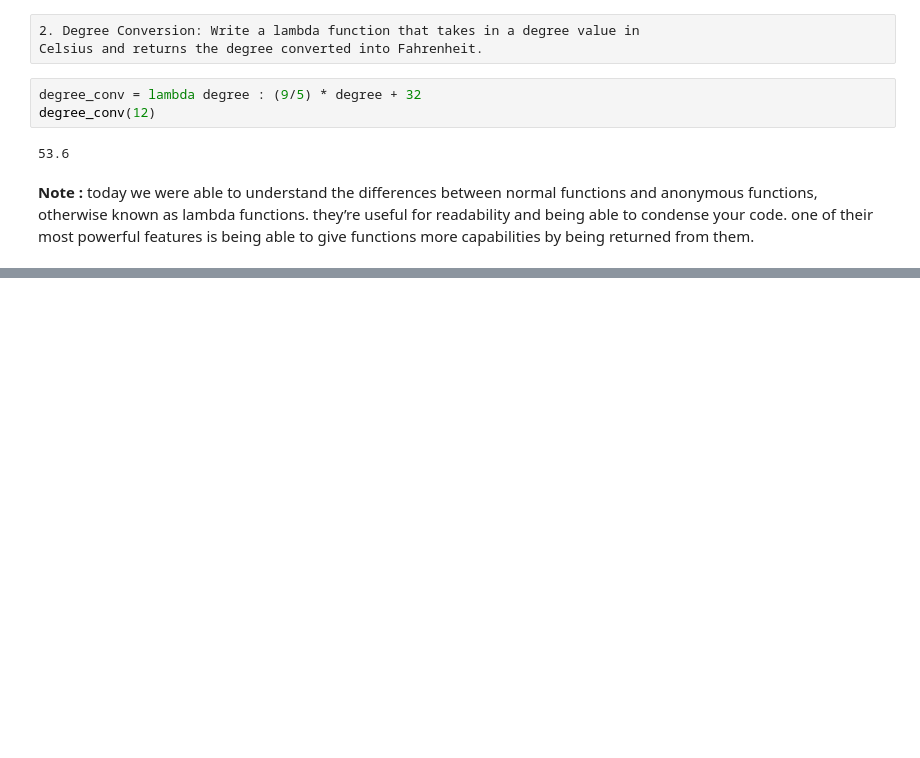
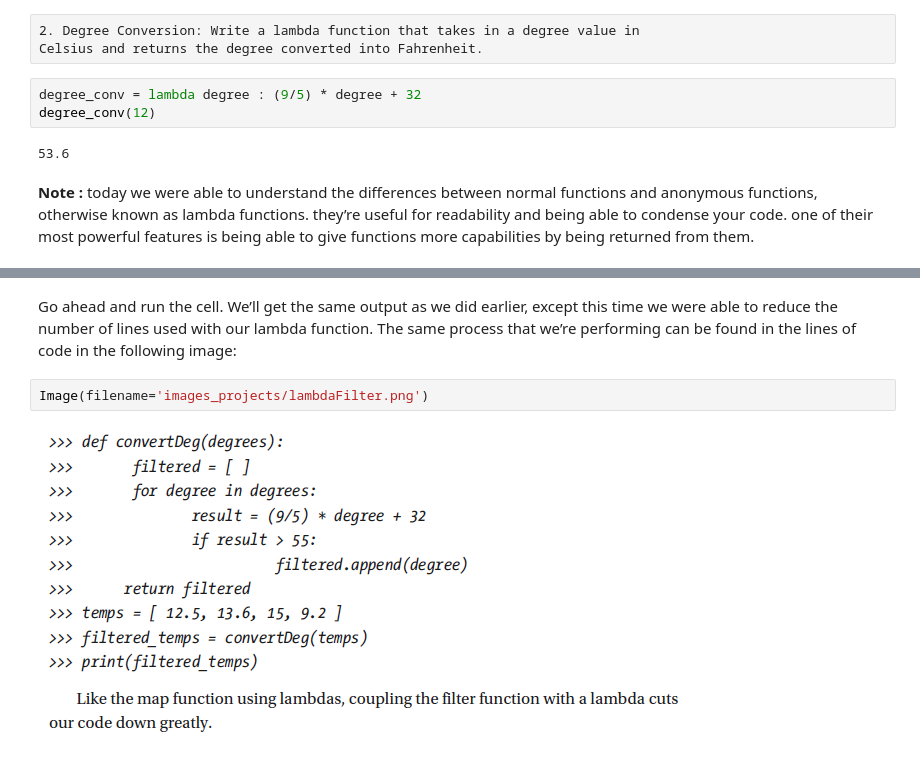
Before and after one commit to python-bootcamp-organization/Python-Bootcamp-101, a Jupyter notebook: Seven_week.ipynb, the cells around one changed output, grey strips where cells are left out. Saved outputs shown, nothing was run; the diff lists cells and outputs as text; blank space fills up the shorter version.

```diff
--- a/Seven_week.ipynb
+++ b/Seven_week.ipynb
@@ -183,0 +257,8 @@ degree_conv(12)
+# %% [markdown]
+Go ahead and run the cell. We’ll get the same output as we did earlier, except this
+time we were able to reduce the number of lines used with our lambda function. The
+same process that we’re performing can be found in the lines of code in the following image:
+# %%
+Image(filename='images_projects/lambdaFilter.png')
+# %% [output]
+[figure, added]
```
Also changed, not shown: parts of 49 cells of this notebook, 4 other files.
